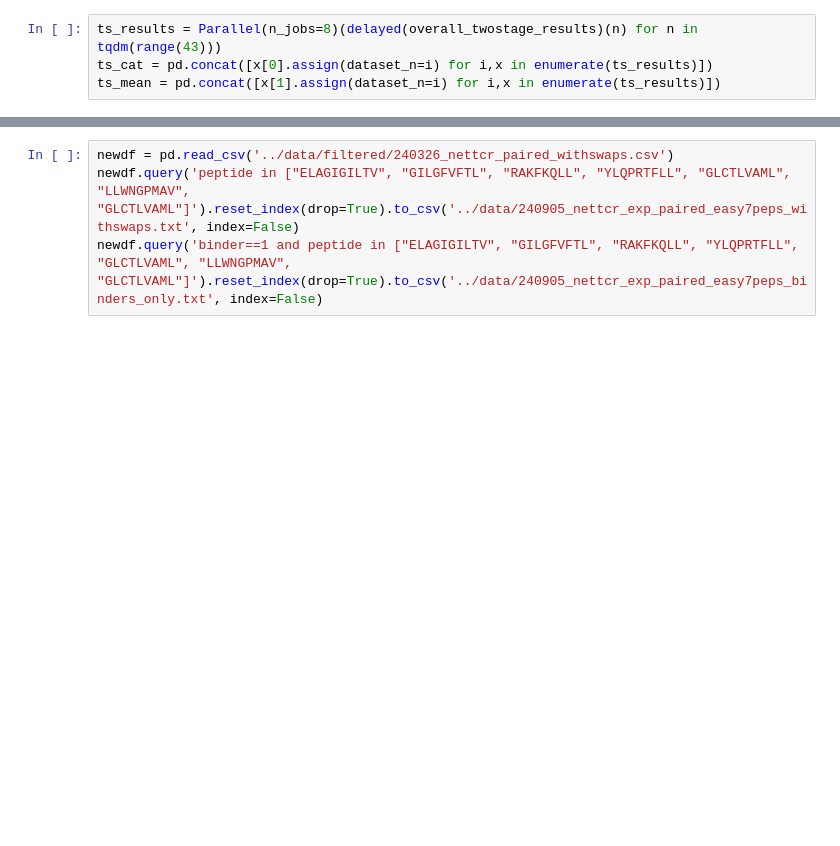
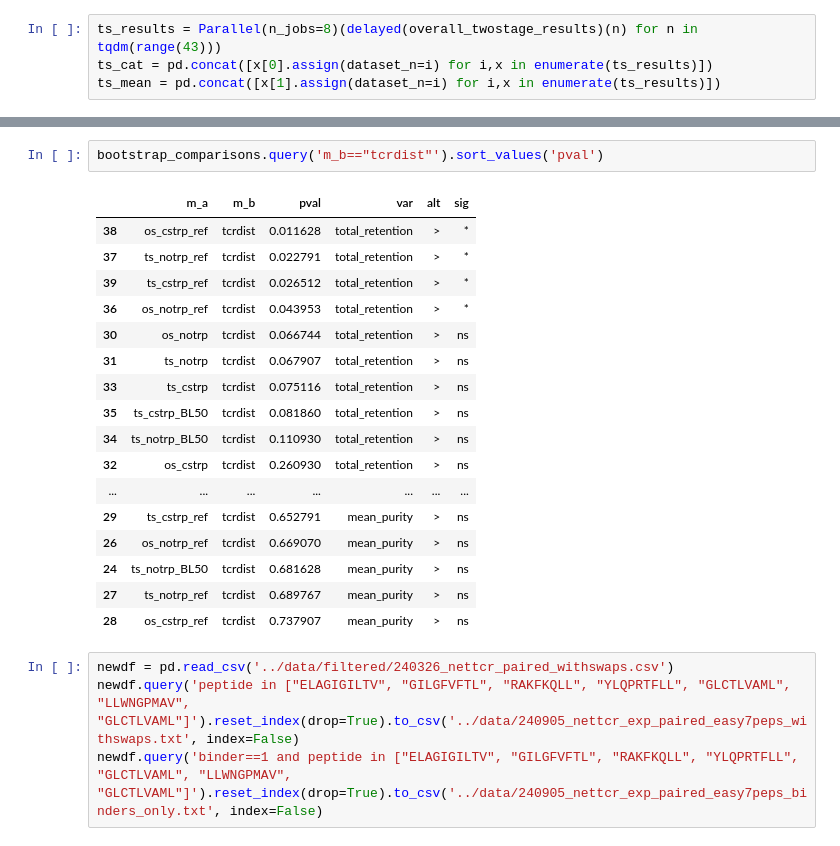
Before and after one commit to richieYT-wan/tclustr, a Jupyter notebook: notebooks/240819_PatientData.ipynb, the cells around one changed output, grey strips where cells are left out. Cells and saved outputs as stored; diff of their text form; blank space fills up the shorter version.

```diff
--- a/notebooks/240819_PatientData.ipynb
+++ b/notebooks/240819_PatientData.ipynb
@@ -1953,3 +2040,23 @@ AvgTotal Retention: os_cstrp > tcrdist: p<= 0.0
+# %%
+bootstrap_comparisons.query('m_b=="tcrdist"').sort_values('pval')
+# %% [output]
+|  | m_a | m_b | pval | var | alt | sig |
+| 38 | os_cstrp_ref | tcrdist | 0.011628 | total_retention | > | * |
+| 37 | ts_notrp_ref | tcrdist | 0.022791 | total_retention | > | * |
+| 39 | ts_cstrp_ref | tcrdist | 0.026512 | total_retention | > | * |
+| 36 | os_notrp_ref | tcrdist | 0.043953 | total_retention | > | * |
+| 30 | os_notrp | tcrdist | 0.066744 | total_retention | > | ns |
+| 31 | ts_notrp | tcrdist | 0.067907 | total_retention | > | ns |
+| 33 | ts_cstrp | tcrdist | 0.075116 | total_retention | > | ns |
+| 35 | ts_cstrp_BL50 | tcrdist | 0.081860 | total_retention | > | ns |
+| 34 | ts_notrp_BL50 | tcrdist | 0.110930 | total_retention | > | ns |
+| 32 | os_cstrp | tcrdist | 0.260930 | total_retention | > | ns |
+| ... | ... | ... | ... | ... | ... | ... |
+| 29 | ts_cstrp_ref | tcrdist | 0.652791 | mean_purity | > | ns |
+| 26 | os_notrp_ref | tcrdist | 0.669070 | mean_purity | > | ns |
+| 24 | ts_notrp_BL50 | tcrdist | 0.681628 | mean_purity | > | ns |
+| 27 | ts_notrp_ref | tcrdist | 0.689767 | mean_purity | > | ns |
+| 28 | os_cstrp_ref | tcrdist | 0.737907 | mean_purity | > | ns |
 # %%
 newdf = pd.read_csv('../data/filtered/240326_nettcr_paired_withswaps.csv')
 newdf.query('peptide in ["ELAGIGILTV", "GILGFVFTL", "RAKFKQLL", "YLQPRTFLL", "GLCTLVAML", "LLWNGPMAV", "GLCTLVAML"]').reset_index(drop=True).to_csv('../data/240905_nettcr_exp_paired_easy7peps_withswaps.txt', index=False)
```
Also changed, not shown: parts of 35 cells of this notebook, 5 other files.
